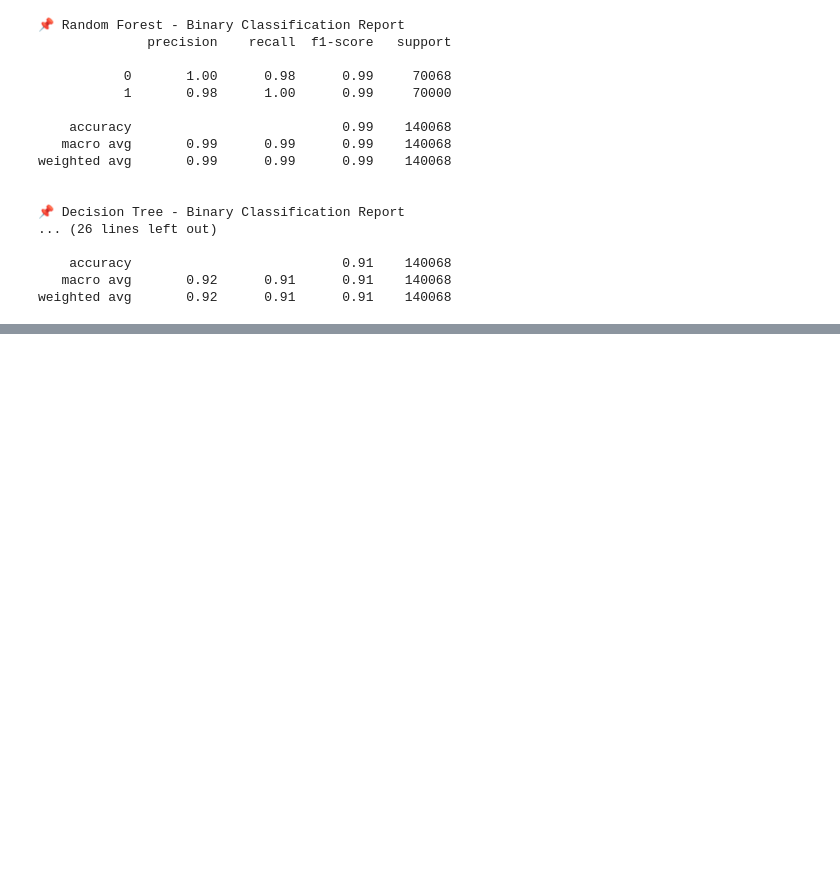
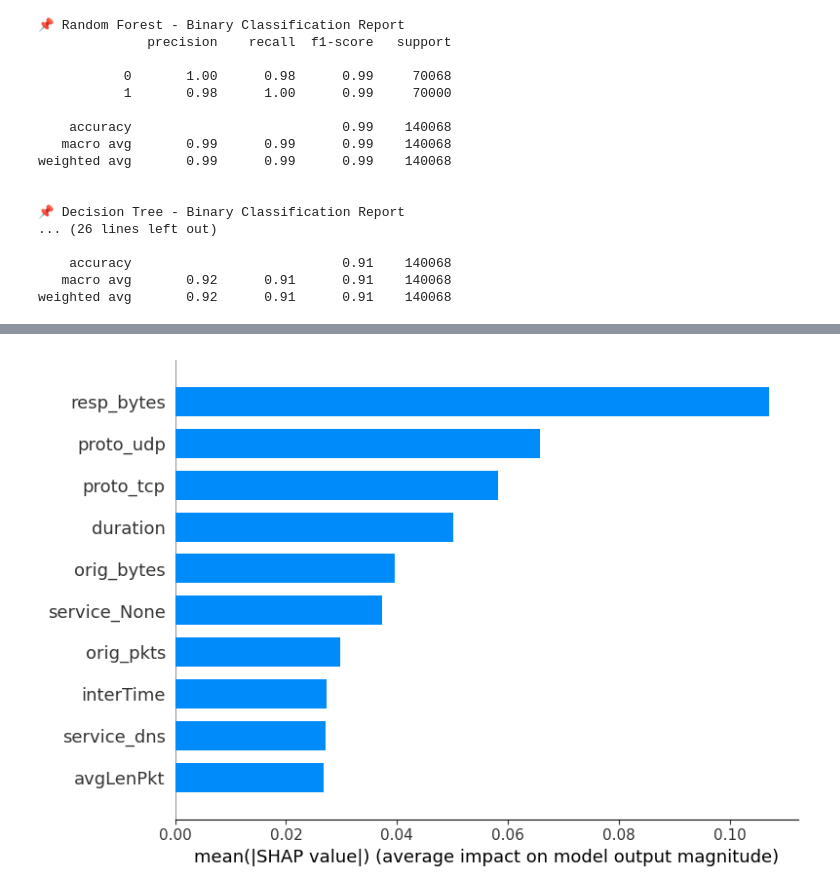
Before and after one commit to Balbus95/ZeekXAI, a Jupyter notebook: WF2.ipynb, the cells around one changed output, grey strips where cells are left out. Drawn from its saved outputs; the diff is of its cells as text; code cells hidden in the pictures; blank space fills up the shorter version.

```diff
--- a/WF2.ipynb
+++ b/WF2.ipynb
@@ -250,0 +199,20 @@ for name, model in multi_models.items():
+# %%
+import os
+import pathlib
+
+# Mostra la working directory attuale
+print("Current working directory:", pathlib.Path().resolve())
+
+# Costruisce il percorso del file relativo alla working dir
+base_path = pathlib.Path().resolve()
+file_path = os.path.join(base_path, 'results_multiclass', 'prova.txt')
+
+print("Accessing file at:", file_path)
+
+# Stampa il contenuto del file (se esiste)
+try:
+    with open(file_path, 'r', encoding='utf-8') as f:
+        content = f.read()
+        print("File content:\n", content)
+except FileNotFoundError:
+    print("❌ File not found at:", file_path)
@@ -250,0 +387,64 @@ for name, model in multi_models.items():
+# %%
+# 15. SHAP per Random Forest (Binaria)
+import shap
+import matplotlib.pyplot as plt
+import numpy as np
+import joblib
+import pickle
+import os
+
+print("🔧 DEBUG: Parte SHAP - Classificazione Binaria")
+
+# Percorso della cartella
+save_dir = "/content/results_multiclass"
+os.makedirs(save_dir, exist_ok=True)
+
+# 1️⃣ Carica il modello Random Forest se non è in memoria
+if 'models' not in locals() or "Random Forest" not in models:
+    print("📥 Carico il modello Random Forest dal disco...")
+    rf_binary_model = joblib.load(os.path.join(save_dir, "random_forest_multiclass.joblib"))
+else:
+    rf_binary_model = models["Random Forest"]
+
+# 2️⃣ Carica X_test_processed se non è in memoria
+if 'X_test_processed' not in locals():
+    print("📥 Carico X_test_processed dal disco o lo preparo...")
+    # Inserisci qui il caricamento del dataset se necessario
+    # Es. usando Pandas + preprocessor.fit_transform()
+    raise NotImplementedError("Devi fornire X_test_processed (usa il preprocessing salvato)")
+
+# 3️⃣ Carica all_feature_names se non è in memoria
+if 'all_feature_names' not in locals():
+    print("📥 Carico feature_names...")
+    with open(os.path.join(save_dir, "feature_names.pkl"), "rb") as f:
+        all_feature_names = pickle.load(f)
+
+# 4️⃣ Calcola SHAP values
+rf_binary_explainer = shap.TreeExplainer(rf_binary_model)
+rf_binary_shap_values = rf_binary_explainer.shap_values(X_test_processed)
+
+print(f"🔢 SHAP values binari - Tipo: {type(rf_binary_shap_values)}")
+print(f"🔢 SHAP values binari - Forma: {np.array(rf_binary_shap_values).shape}")
+
+# 5️⃣ Plot SHAP per classificazione binaria
+try:
+    print("\n📈 SHAP - Classificazione Binaria (Random Forest)")
+
+    # Usa solo un subset ridotto per evitare overload
+    sample_size = min(1000, X_test_processed.shape[0])
+    indices = np.random.choice(X_test_processed.shape[0], sample_size, replace=False)
+
+    # Seleziona solo la classe positiva (malevola):[:,:,1]
+    shap.summary_plot(
+        rf_binary_shap_values[indices, :, 1],   # Classe 1: Malevolo
+        X_test_processed[indices],
+        feature_names=all_feature_names,
+        plot_type="bar",
+        max_display=10
+    )
+    plt.title("SHAP - Classificazione Binaria (Malevolo)")
+    # plt.tight_layout()
+    plt.show()
+except Exception as e:
+    print("❌ Errore nel plotting binario:", e)
+# %% [output]
@@ -250,0 +456 @@ for name, model in multi_models.items():
+[figure, added]
```
Also changed, not shown: parts of 24 cells of this notebook, 1 other file.
